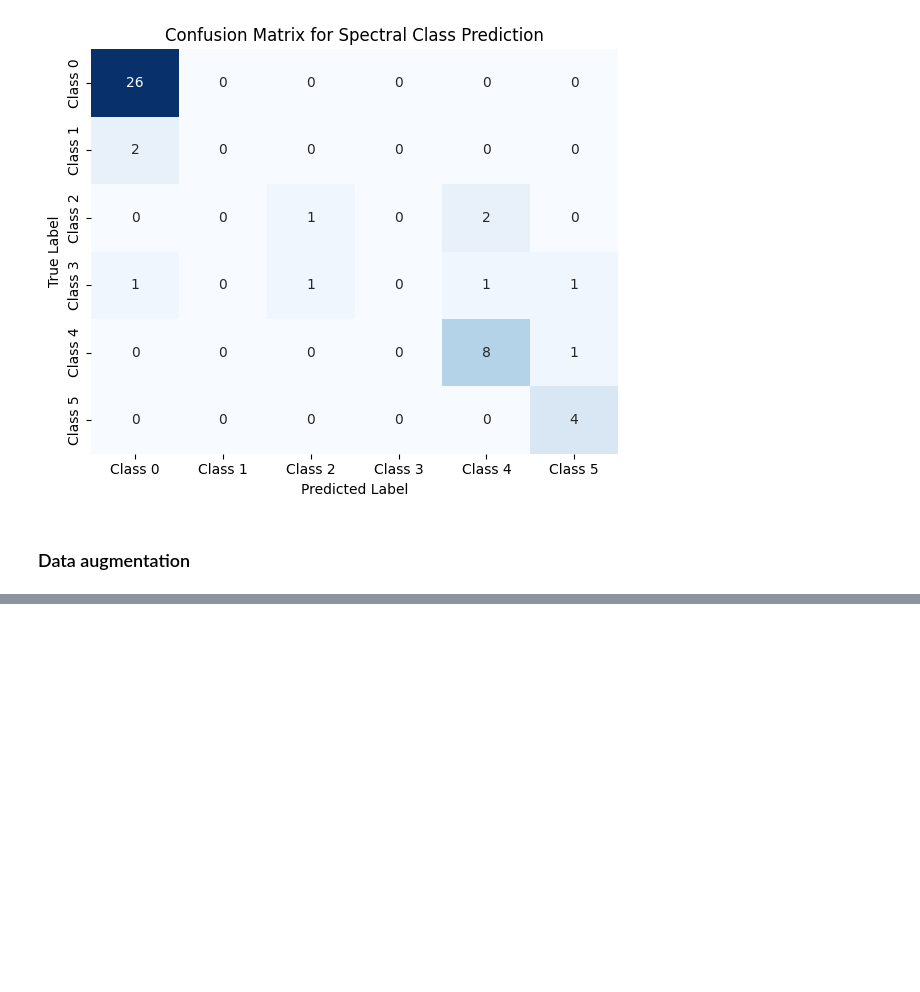
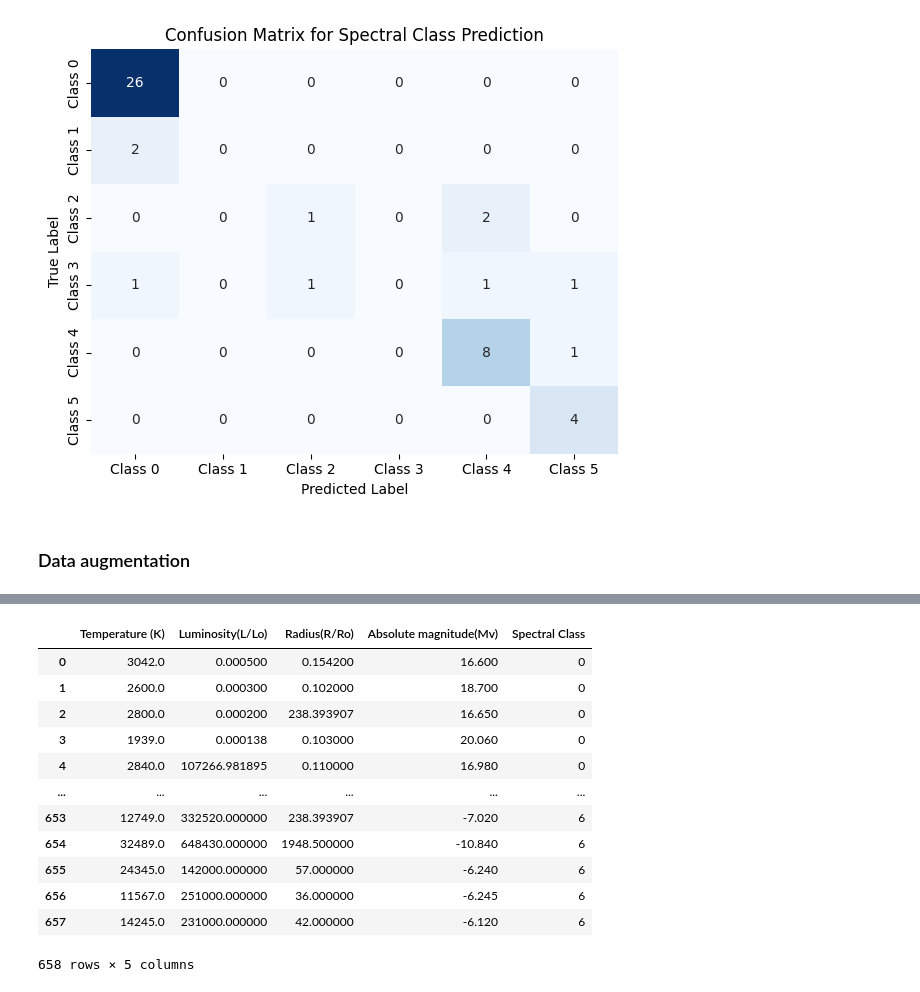
Before and after one commit to Sunnyshio/Spectral-Classification-of-a-Star, a Jupyter notebook: predicting-the-stellar-classification-of-a-star.ipynb, the cells around one changed output, grey strips where cells are left out. Saved outputs shown, nothing was run; the diff lists cells and outputs as text; code cells hidden in the pictures; blank space fills up the shorter version.

```diff
--- a/predicting-the-stellar-classification-of-a-star.ipynb
+++ b/predicting-the-stellar-classification-of-a-star.ipynb
@@ -321,0 +322,11 @@ plt.show()
+# %%
+x = df[['Temperature (K)', 'Luminosity(L/Lo)', 'Radius(R/Ro)', 'Absolute magnitude(Mv)']]
+y = df["Spectral Class"]
+
+clf = KNeighborsClassifier()
+
+sampler = RandomOverSampler(sampling_strategy = {5:106, 6:98, 4:88, 3: 87, 1:85, 2:85},random_state=0)
+model = make_pipeline(sampler, clf).fit(x,y)
+
+x_res, y_res = sampler.fit_resample(x,y)
+print(y_res.value_counts())
@@ -321,0 +343,19 @@ plt.show()
+# %%
+df_res = pd.DataFrame(x_res, columns=x.columns)
+df_res['Spectral Class'] = y_res
+
+df_res
+# %% [output]
+|  | Temperature (K) | Luminosity(L/Lo) | Radius(R/Ro) | Absolute magnitude(Mv) | Spectral Class |
+| 0 | 3042.0 | 0.000500 | 0.154200 | 16.600 | 0 |
+| 1 | 2600.0 | 0.000300 | 0.102000 | 18.700 | 0 |
+| 2 | 2800.0 | 0.000200 | 238.393907 | 16.650 | 0 |
+| 3 | 1939.0 | 0.000138 | 0.103000 | 20.060 | 0 |
+| 4 | 2840.0 | 107266.981895 | 0.110000 | 16.980 | 0 |
+| ... | ... | ... | ... | ... | ... |
+| 653 | 12749.0 | 332520.000000 | 238.393907 | -7.020 | 6 |
+| 654 | 32489.0 | 648430.000000 | 1948.500000 | -10.840 | 6 |
+| 655 | 24345.0 | 142000.000000 | 57.000000 | -6.240 | 6 |
+| 656 | 11567.0 | 251000.000000 | 36.000000 | -6.245 | 6 |
+| 657 | 14245.0 | 231000.000000 | 42.000000 | -6.120 | 6 |
+658 rows × 5 columns
```
Also changed, not shown: parts of 6 cells of this notebook.
